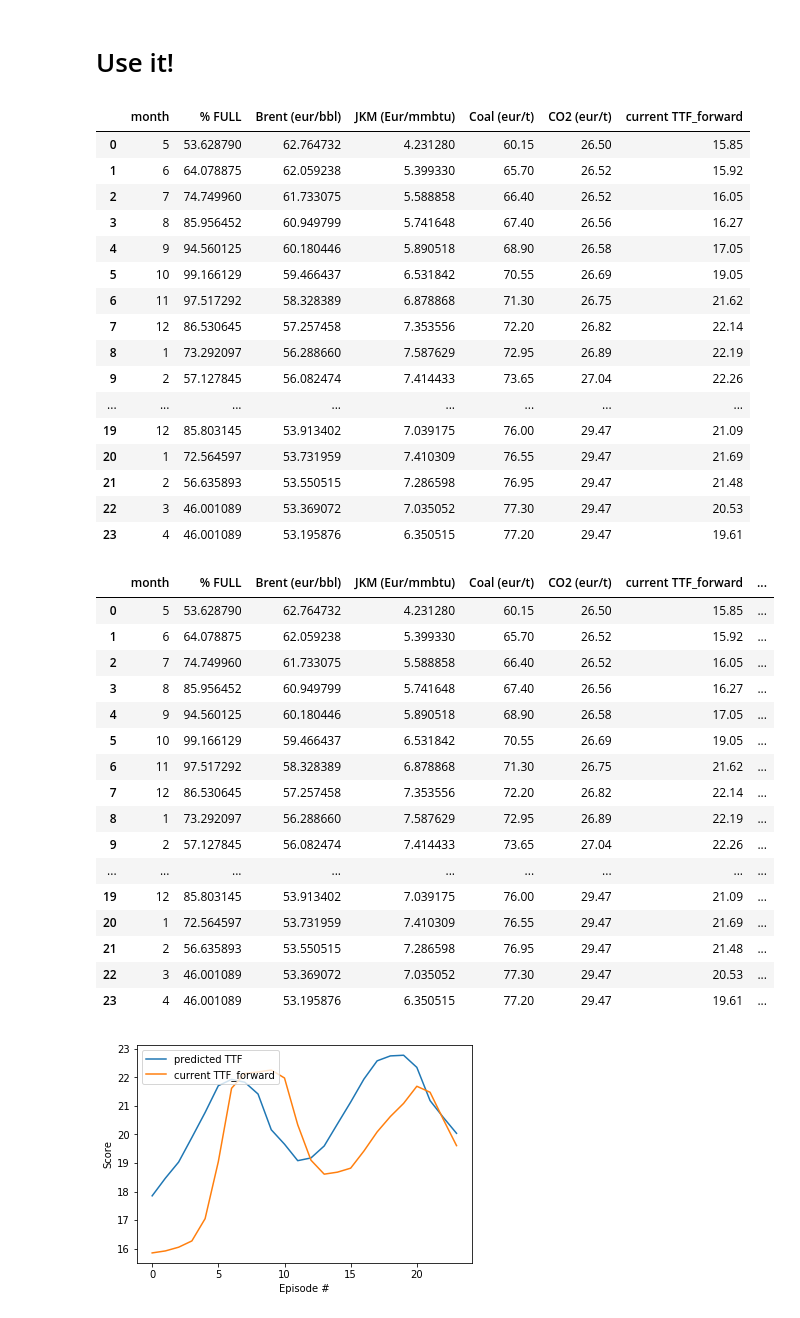
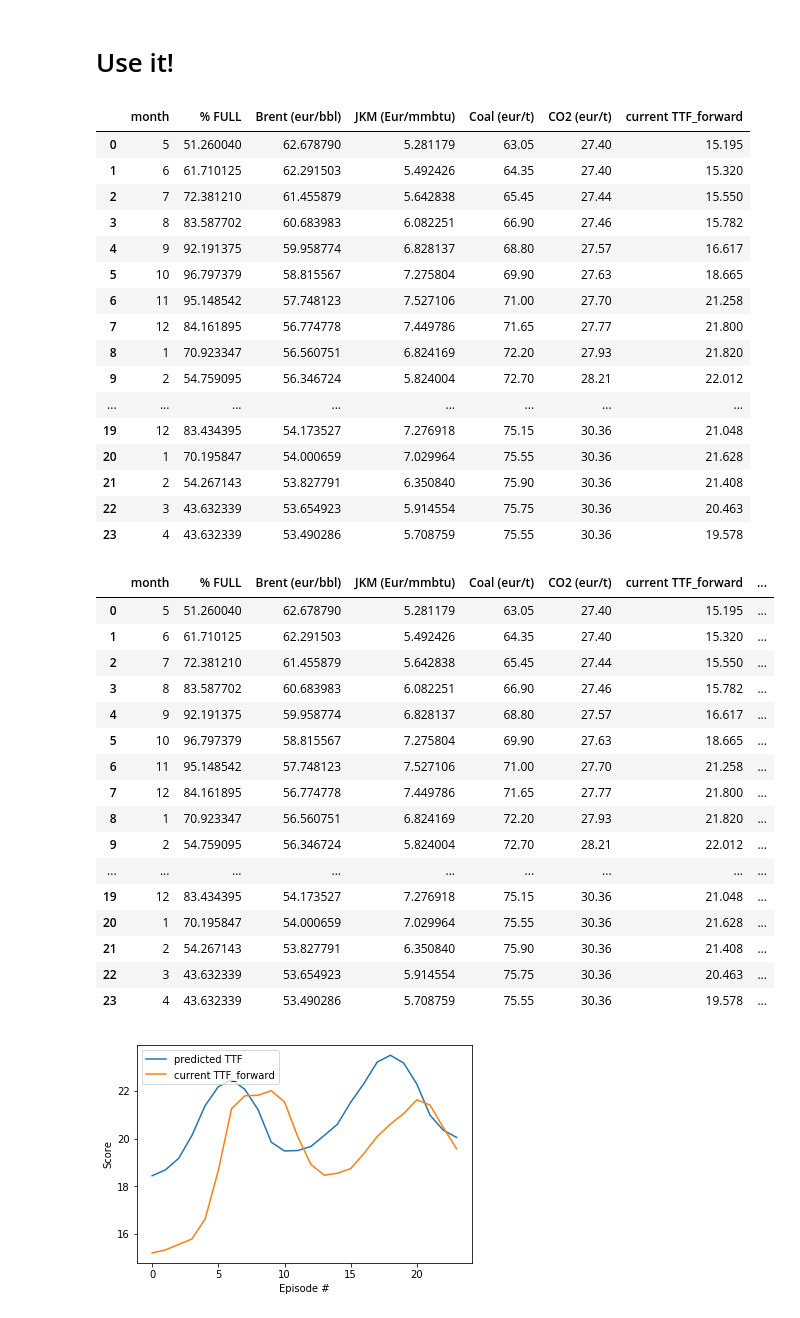
Before and after one commit to JeroenSweerts/TTF, a Jupyter notebook: yearly_model4.ipynb, the cells around one changed output. Drawn from its saved outputs; the diff is of its cells as text; code cells hidden in the pictures.

```diff
--- a/yearly_model4.ipynb
+++ b/yearly_model4.ipynb
@@ -297,7 +297,7 @@ plt.show()
 # %% [markdown]
 # Use it!
 # %%
-cases = pd.read_csv('Cases.csv',sep=",")
+cases = pd.read_csv('Cases.csv',sep=";")
 device = torch.device("cuda:1" if torch.cuda.is_available() else "cpu")
 display(cases)
 net = Net(6,6400,6400,6400,6400,6400,6400,6400,6400,6400,6400, 1).to(torch.device(device))
@@ -323,61 +323,61 @@ for i in range(0,cases.shape[0]):
     X_use['Coal (eur/t)']=scaler3.transform(X_use['Coal (eur/t)'].values.reshape(-1, 1))
     X_use['CO2 (eur/t)']=scaler4.transform(X_use['CO2 (eur/t)'].values.reshape(-1, 1))
     X_use['month'] = scaler5.transform(X_use['month'].values.reshape(-1, 1))
     X_use['JKM (Eur/mmbtu)'] = scaler6.transform(X_use['JKM (Eur/mmbtu)'].values.reshape(-1, 1))
 
     X_use= torch.Tensor(X_use.astype(np.float32).values)
     X_use = X_use.float().to(device)
     out = net(X_use).data
     out = out.cpu().data.numpy()
     TTF_pred.append(out[0][0])
     market_premium.append(cases["current TTF_forward"].iloc[i] - out[0][0])
     #print("predicted price: ",out[0][0])
 
 cases["predicted TTF"] = TTF_pred
 cases["market premium"] = market_premium
 display(cases)
 
 fig = plt.figure()
 ax = fig.add_subplot(111)
 plt.plot(np.arange(len(cases["predicted TTF"])), cases["predicted TTF"],label='predicted TTF')
 plt.plot(np.arange(len(cases["current TTF_forward"])), cases["current TTF_forward"],label='current TTF_forward')
 plt.legend(loc='upper left')
 plt.ylabel('Score')
 plt.xlabel('Episode #')
 plt.show()
 # %% [output]
 |  | month | % FULL | Brent (eur/bbl) | JKM (Eur/mmbtu) | Coal (eur/t) | CO2 (eur/t) | current TTF_forward |
-| 0 | 5 | 53.628790 | 62.764732 | 4.231280 | 60.15 | 26.50 | 15.85 |
-| 1 | 6 | 64.078875 | 62.059238 | 5.399330 | 65.70 | 26.52 | 15.92 |
-| 2 | 7 | 74.749960 | 61.733075 | 5.588858 | 66.40 | 26.52 | 16.05 |
-| 3 | 8 | 85.956452 | 60.949799 | 5.741648 | 67.40 | 26.56 | 16.27 |
-| 4 | 9 | 94.560125 | 60.180446 | 5.890518 | 68.90 | 26.58 | 17.05 |
-| 5 | 10 | 99.166129 | 59.466437 | 6.531842 | 70.55 | 26.69 | 19.05 |
-| 6 | 11 | 97.517292 | 58.328389 | 6.878868 | 71.30 | 26.75 | 21.62 |
-| 7 | 12 | 86.530645 | 57.257458 | 7.353556 | 72.20 | 26.82 | 22.14 |
-| 8 | 1 | 73.292097 | 56.288660 | 7.587629 | 72.95 | 26.89 | 22.19 |
-| 9 | 2 | 57.127845 | 56.082474 | 7.414433 | 73.65 | 27.04 | 22.26 |
+| 0 | 5 | 51.260040 | 62.678790 | 5.281179 | 63.05 | 27.40 | 15.195 |
+| 1 | 6 | 61.710125 | 62.291503 | 5.492426 | 64.35 | 27.40 | 15.320 |
+| 2 | 7 | 72.381210 | 61.455879 | 5.642838 | 65.45 | 27.44 | 15.550 |
+| 3 | 8 | 83.587702 | 60.683983 | 6.082251 | 66.90 | 27.46 | 15.782 |
+| 4 | 9 | 92.191375 | 59.958774 | 6.828137 | 68.80 | 27.57 | 16.617 |
+| 5 | 10 | 96.797379 | 58.815567 | 7.275804 | 69.90 | 27.63 | 18.665 |
+| 6 | 11 | 95.148542 | 57.748123 | 7.527106 | 71.00 | 27.70 | 21.258 |
+| 7 | 12 | 84.161895 | 56.774778 | 7.449786 | 71.65 | 27.77 | 21.800 |
+| 8 | 1 | 70.923347 | 56.560751 | 6.824169 | 72.20 | 27.93 | 21.820 |
+| 9 | 2 | 54.759095 | 56.346724 | 5.824004 | 72.70 | 28.21 | 22.012 |
 | ... | ... | ... | ... | ... | ... | ... | ... |
-| 19 | 12 | 85.803145 | 53.913402 | 7.039175 | 76.00 | 29.47 | 21.09 |
-| 20 | 1 | 72.564597 | 53.731959 | 7.410309 | 76.55 | 29.47 | 21.69 |
-| 21 | 2 | 56.635893 | 53.550515 | 7.286598 | 76.95 | 29.47 | 21.48 |
-| 22 | 3 | 46.001089 | 53.369072 | 7.035052 | 77.30 | 29.47 | 20.53 |
-| 23 | 4 | 46.001089 | 53.195876 | 6.350515 | 77.20 | 29.47 | 19.61 |
+| 19 | 12 | 83.434395 | 54.173527 | 7.276918 | 75.15 | 30.36 | 21.048 |
+| 20 | 1 | 70.195847 | 54.000659 | 7.029964 | 75.55 | 30.36 | 21.628 |
+| 21 | 2 | 54.267143 | 53.827791 | 6.350840 | 75.90 | 30.36 | 21.408 |
+| 22 | 3 | 43.632339 | 53.654923 | 5.914554 | 75.75 | 30.36 | 20.463 |
+| 23 | 4 | 43.632339 | 53.490286 | 5.708759 | 75.55 | 30.36 | 19.578 |
 |  | month | % FULL | Brent (eur/bbl) | JKM (Eur/mmbtu) | Coal (eur/t) | CO2 (eur/t) | current TTF_forward | ... |
-| 0 | 5 | 53.628790 | 62.764732 | 4.231280 | 60.15 | 26.50 | 15.85 | ... |
-| 1 | 6 | 64.078875 | 62.059238 | 5.399330 | 65.70 | 26.52 | 15.92 | ... |
-| 2 | 7 | 74.749960 | 61.733075 | 5.588858 | 66.40 | 26.52 | 16.05 | ... |
-| 3 | 8 | 85.956452 | 60.949799 | 5.741648 | 67.40 | 26.56 | 16.27 | ... |
-| 4 | 9 | 94.560125 | 60.180446 | 5.890518 | 68.90 | 26.58 | 17.05 | ... |
-| 5 | 10 | 99.166129 | 59.466437 | 6.531842 | 70.55 | 26.69 | 19.05 | ... |
-| 6 | 11 | 97.517292 | 58.328389 | 6.878868 | 71.30 | 26.75 | 21.62 | ... |
-| 7 | 12 | 86.530645 | 57.257458 | 7.353556 | 72.20 | 26.82 | 22.14 | ... |
-| 8 | 1 | 73.292097 | 56.288660 | 7.587629 | 72.95 | 26.89 | 22.19 | ... |
-| 9 | 2 | 57.127845 | 56.082474 | 7.414433 | 73.65 | 27.04 | 22.26 | ... |
+| 0 | 5 | 51.260040 | 62.678790 | 5.281179 | 63.05 | 27.40 | 15.195 | ... |
+| 1 | 6 | 61.710125 | 62.291503 | 5.492426 | 64.35 | 27.40 | 15.320 | ... |
+| 2 | 7 | 72.381210 | 61.455879 | 5.642838 | 65.45 | 27.44 | 15.550 | ... |
+| 3 | 8 | 83.587702 | 60.683983 | 6.082251 | 66.90 | 27.46 | 15.782 | ... |
+| 4 | 9 | 92.191375 | 59.958774 | 6.828137 | 68.80 | 27.57 | 16.617 | ... |
+| 5 | 10 | 96.797379 | 58.815567 | 7.275804 | 69.90 | 27.63 | 18.665 | ... |
+| 6 | 11 | 95.148542 | 57.748123 | 7.527106 | 71.00 | 27.70 | 21.258 | ... |
+| 7 | 12 | 84.161895 | 56.774778 | 7.449786 | 71.65 | 27.77 | 21.800 | ... |
+| 8 | 1 | 70.923347 | 56.560751 | 6.824169 | 72.20 | 27.93 | 21.820 | ... |
+| 9 | 2 | 54.759095 | 56.346724 | 5.824004 | 72.70 | 28.21 | 22.012 | ... |
 | ... | ... | ... | ... | ... | ... | ... | ... | ... |
-| 19 | 12 | 85.803145 | 53.913402 | 7.039175 | 76.00 | 29.47 | 21.09 | ... |
-| 20 | 1 | 72.564597 | 53.731959 | 7.410309 | 76.55 | 29.47 | 21.69 | ... |
-| 21 | 2 | 56.635893 | 53.550515 | 7.286598 | 76.95 | 29.47 | 21.48 | ... |
-| 22 | 3 | 46.001089 | 53.369072 | 7.035052 | 77.30 | 29.47 | 20.53 | ... |
-| 23 | 4 | 46.001089 | 53.195876 | 6.350515 | 77.20 | 29.47 | 19.61 | ... |
+| 19 | 12 | 83.434395 | 54.173527 | 7.276918 | 75.15 | 30.36 | 21.048 | ... |
+| 20 | 1 | 70.195847 | 54.000659 | 7.029964 | 75.55 | 30.36 | 21.628 | ... |
+| 21 | 2 | 54.267143 | 53.827791 | 6.350840 | 75.90 | 30.36 | 21.408 | ... |
+| 22 | 3 | 43.632339 | 53.654923 | 5.914554 | 75.75 | 30.36 | 20.463 | ... |
+| 23 | 4 | 43.632339 | 53.490286 | 5.708759 | 75.55 | 30.36 | 19.578 | ... |
-[figure, old version]
+[figure, new version]
```
